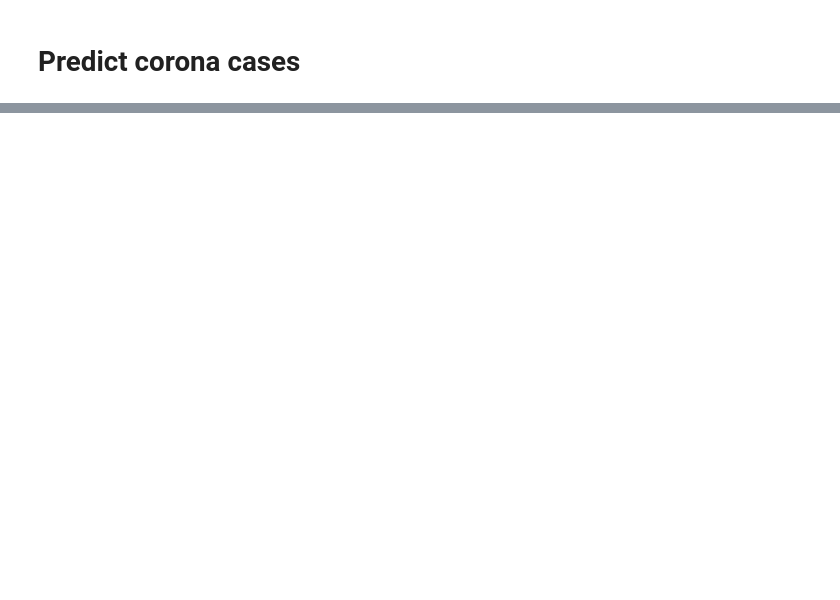
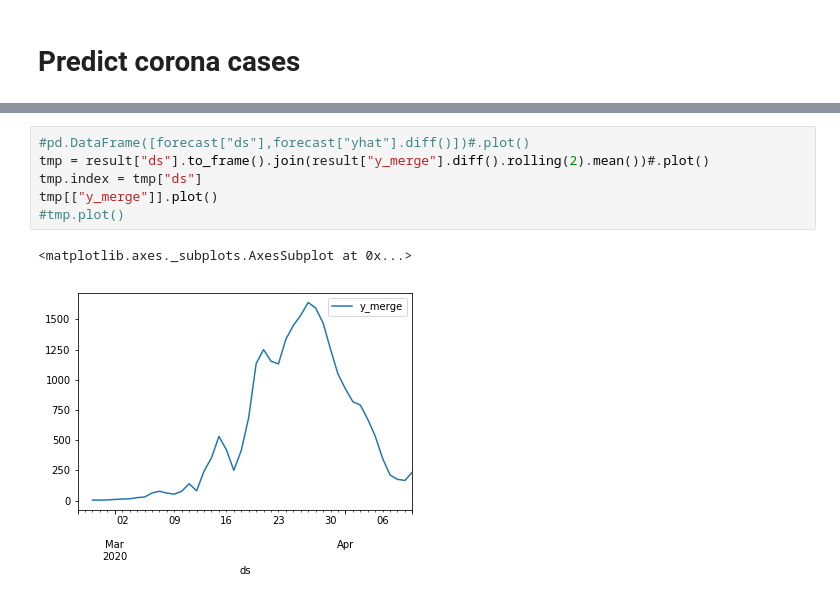
Before and after one commit to plotti/corona, a Jupyter notebook: Predict.ipynb, the cells around one changed output, grey strips where cells are left out. Cells and saved outputs as stored; diff of their text form; blank space fills up the shorter version.

```diff
--- a/Predict.ipynb
+++ b/Predict.ipynb
@@ -44,0 +59,9 @@ fig1 = m.plot(forecast)
+# %%
+#pd.DataFrame([forecast["ds"],forecast["yhat"].diff()])#.plot()
+tmp = result["ds"].to_frame().join(result["y_merge"].diff().rolling(2).mean())#.plot()
+tmp.index = tmp["ds"]
+tmp[["y_merge"]].plot()
+#tmp.plot()
+# %% [output]
+<matplotlib.axes._subplots.AxesSubplot at 0x...>
+[figure, added]
```
Also changed, not shown: parts of 10 cells of this notebook, 1 other file.
